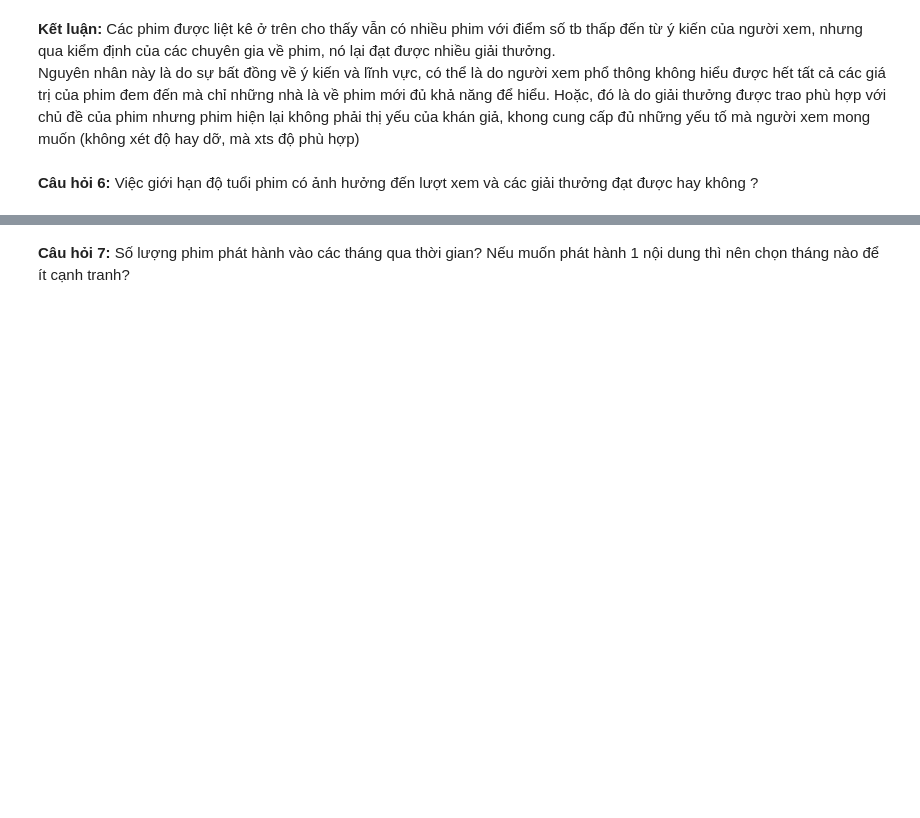
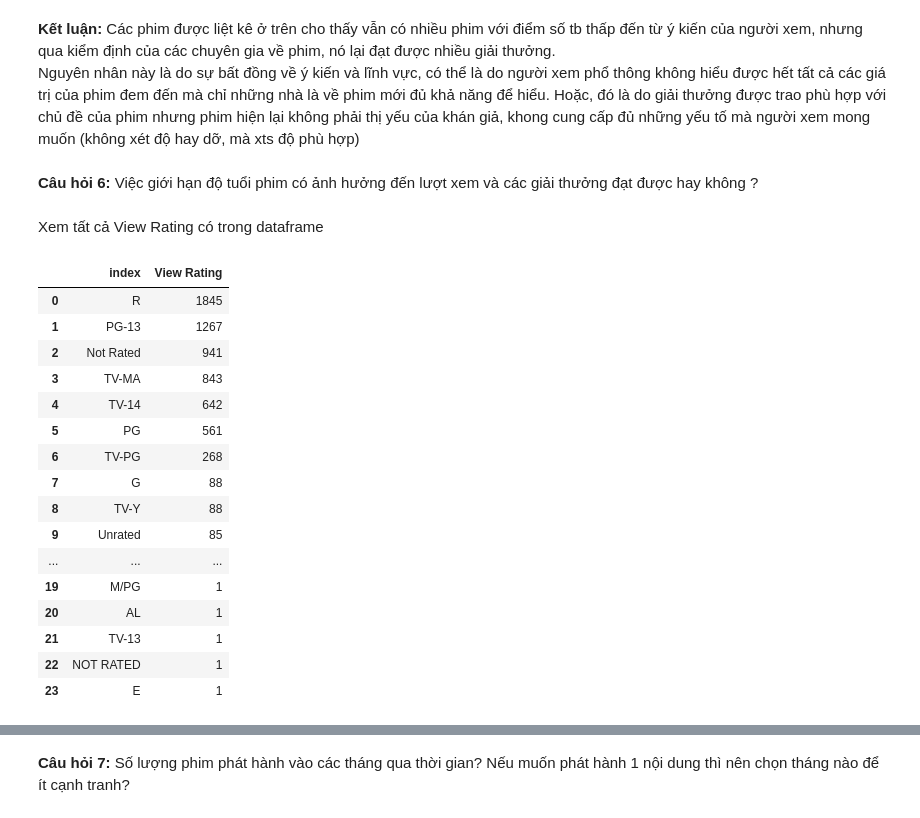
Before and after one commit to VienHaiYen/Netflix-dataset-2021, a Jupyter notebook: main.ipynb, the cells around one changed output, grey strips where cells are left out. Cells and saved outputs as stored; diff of their text form; code cells hidden in the pictures; blank space fills up the shorter version.

```diff
--- a/main.ipynb
+++ b/main.ipynb
@@ -520,3 +524,26 @@ df_high_award_low_rating
 Nguyên nhân này là do sự bất đồng về ý kiến và lĩnh vực, có thể là do người xem phổ thông không hiểu được hết tất cả các giá trị của phim đem đến mà chỉ những nhà là về phim mới đủ khả năng để hiểu. Hoặc, đó là do giải thưởng được trao phù hợp với chủ đề của phim nhưng phim hiện lại không phải thị yếu của khán giả, khong cung cấp đủ những yếu tố mà người xem mong muốn (không xét độ hay dỡ, mà xts độ phù hợp)
 # %% [markdown]
 **Câu hỏi 6:** Việc giới hạn độ tuổi phim có ảnh hưởng đến lượt xem và các giải thưởng đạt được hay không ?
+# %% [markdown]
+Xem tất cả View Rating có trong dataframe
+# %%
+all_view_rating =  df['View Rating'].value_counts().to_frame().reset_index()
+all_view_rating
+# %% [output]
+|  | index | View Rating |
+| 0 | R | 1845 |
+| 1 | PG-13 | 1267 |
+| 2 | Not Rated | 941 |
+| 3 | TV-MA | 843 |
+| 4 | TV-14 | 642 |
+| 5 | PG | 561 |
+| 6 | TV-PG | 268 |
+| 7 | G | 88 |
+| 8 | TV-Y | 88 |
+| 9 | Unrated | 85 |
+| ... | ... | ... |
+| 19 | M/PG | 1 |
+| 20 | AL | 1 |
+| 21 | TV-13 | 1 |
+| 22 | NOT RATED | 1 |
+| 23 | E | 1 |
```
Also changed, not shown: parts of 9 cells of this notebook.
